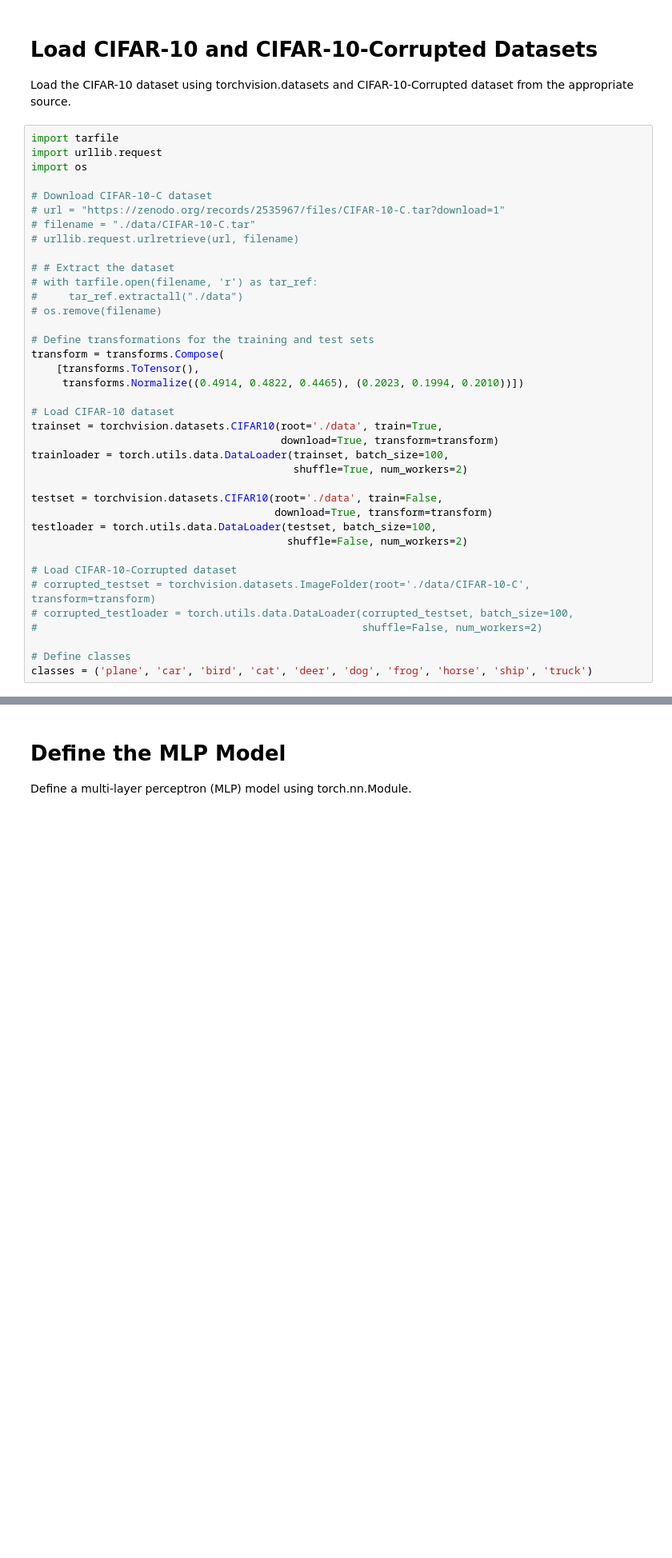
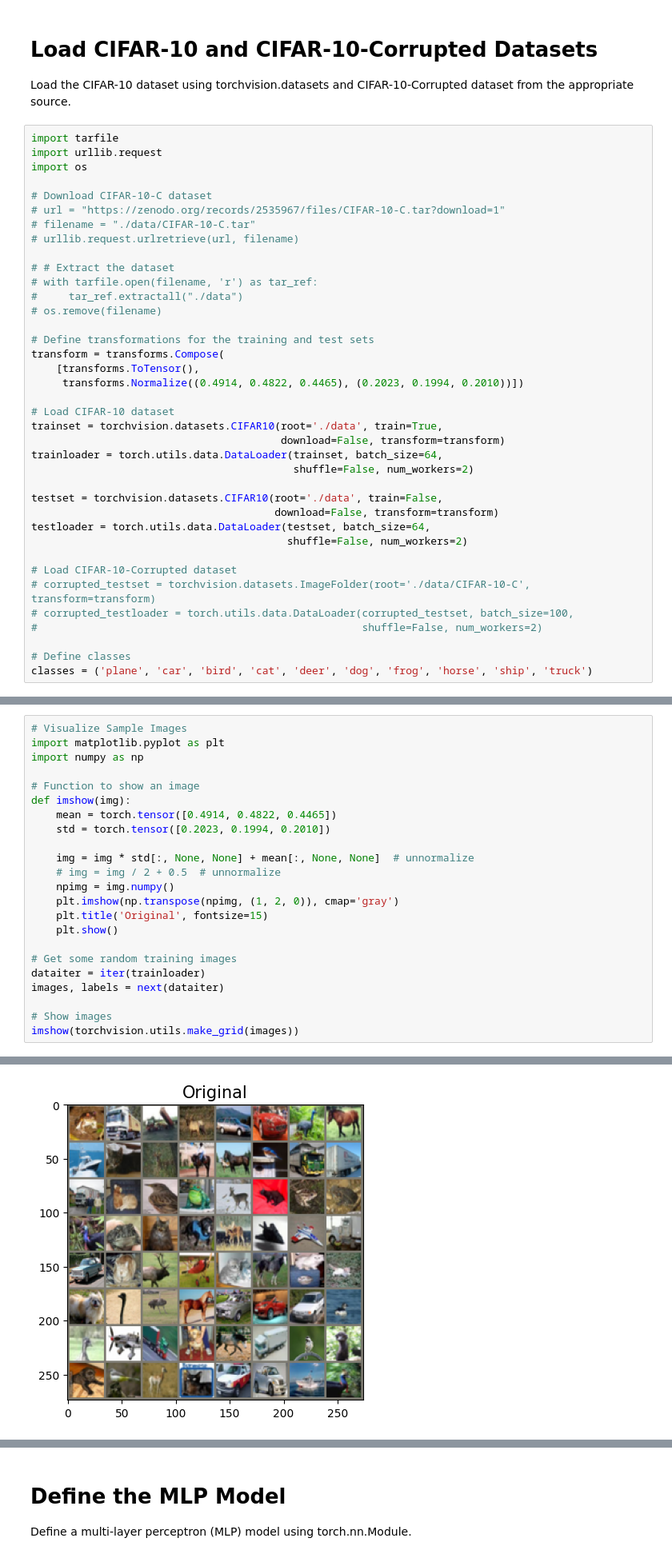
Before and after one commit to aaronhan223/watch, a Jupyter notebook: Podkopaev & Ramdas Code/cifar-10_watch.ipynb, the cells around one changed output, grey strips where cells are left out. Shown at 80% size. Cells and saved outputs as stored; diff of their text form; blank space fills up the shorter version.

```diff
--- a/Podkopaev & Ramdas Code/cifar-10_watch.ipynb
+++ b/Podkopaev & Ramdas Code/cifar-10_watch.ipynb
@@ -32,13 +32,13 @@ transform = transforms.Compose(
 
 # Load CIFAR-10 dataset
 trainset = torchvision.datasets.CIFAR10(root='./data', train=True,
-                                        download=True, transform=transform)
-trainloader = torch.utils.data.DataLoader(trainset, batch_size=100,
-                                          shuffle=True, num_workers=2)
+                                        download=False, transform=transform)
+trainloader = torch.utils.data.DataLoader(trainset, batch_size=64,
+                                          shuffle=False, num_workers=2)
 
 testset = torchvision.datasets.CIFAR10(root='./data', train=False,
-                                       download=True, transform=transform)
-testloader = torch.utils.data.DataLoader(testset, batch_size=100,
+                                       download=False, transform=transform)
+testloader = torch.utils.data.DataLoader(testset, batch_size=64,
                                          shuffle=False, num_workers=2)
 
 # Load CIFAR-10-Corrupted dataset
@@ -108,3 +105,27 @@ def get_cifar10c_loader(corruption_type='fog', severity=5, batch_size=64):
 
     loader = DataLoader(dataset, batch_size=batch_size, shuffle=False)
     return loader
+# %%
+# Visualize Sample Images
+import matplotlib.pyplot as plt
+import numpy as np
+
+# Function to show an image
+def imshow(img):
+    mean = torch.tensor([0.4914, 0.4822, 0.4465])
+    std = torch.tensor([0.2023, 0.1994, 0.2010])
+
+    img = img * std[:, None, None] + mean[:, None, None]  # unnormalize
+    # img = img / 2 + 0.5  # unnormalize
+    npimg = img.numpy()
+    plt.imshow(np.transpose(npimg, (1, 2, 0)), cmap='gray')
+    plt.title('Original', fontsize=15)
+    plt.show()
+
+# Get some random training images
+dataiter = iter(trainloader)
+images, labels = next(dataiter)
+
+# Show images
+imshow(torchvision.utils.make_grid(images))
+# %% [output]
@@ -110,0 +133 @@ def get_cifar10c_loader(corruption_type='fog', severity=5, batch_size=64):
+[figure, added]
```
Also changed, not shown: parts of 4 cells of this notebook, 10 other files.
